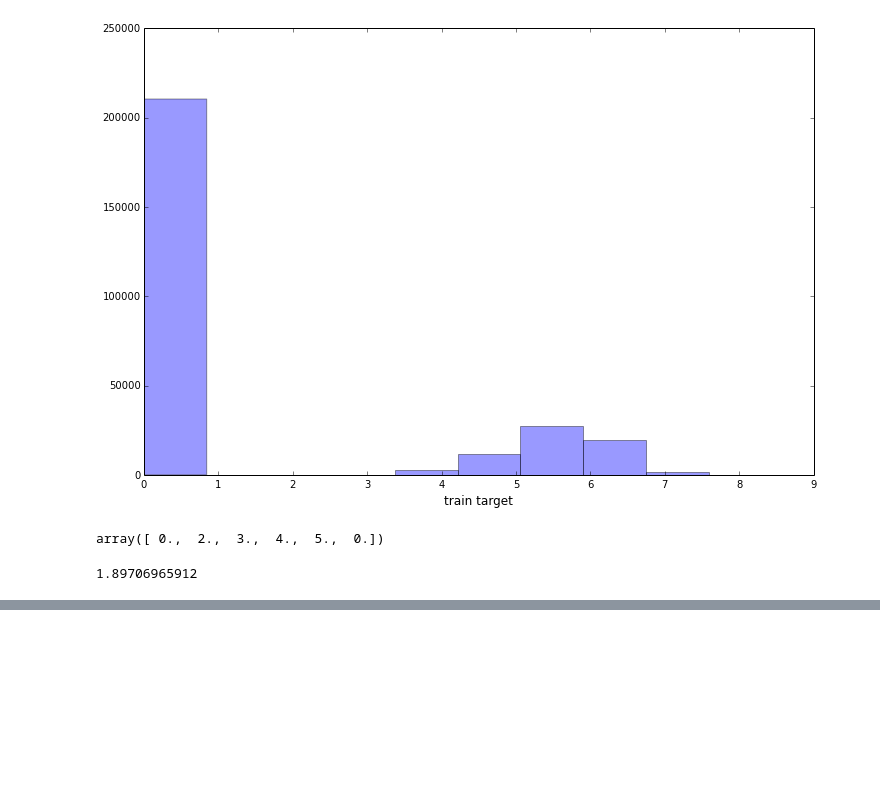
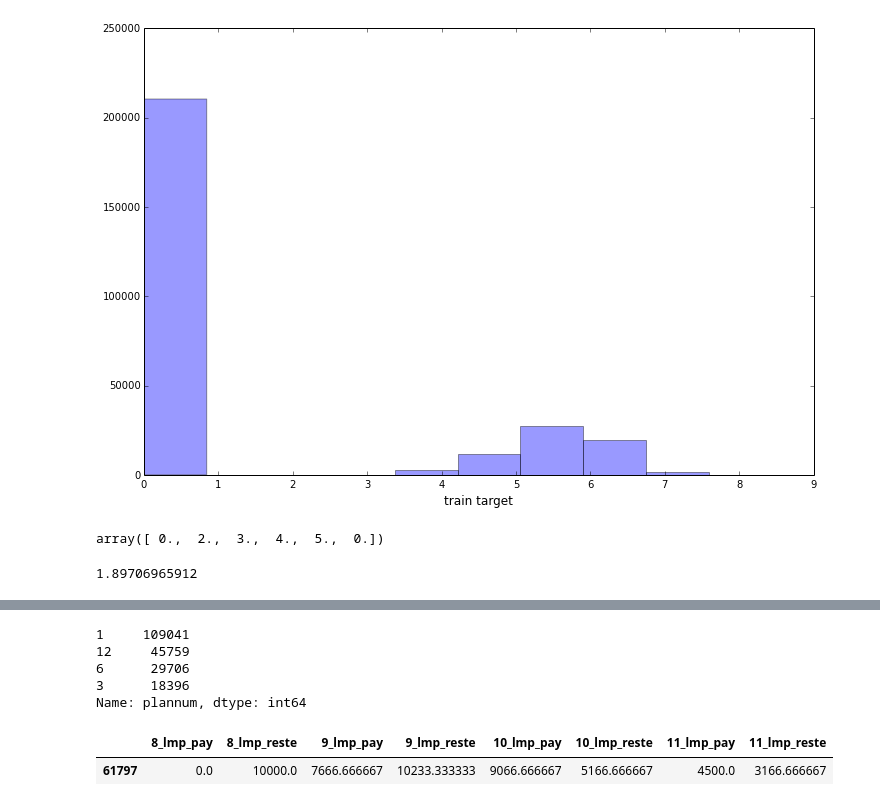
Before and after one commit to YulinGUO/LoanForecasting, a Jupyter notebook: pys/load.ipynb, the cells around one changed output, grey strips where cells are left out. Cells and saved outputs as stored; diff of their text form; code cells hidden in the pictures; blank space fills up the shorter version.

```diff
--- a/pys/load.ipynb
+++ b/pys/load.ipynb
@@ -410,3 +410,11 @@ word=2
 from datetime import datetime
 sub.loc[sub.target < 0, 'target'] = 0
 sub.to_csv('../output/' +"subByLgbXgbAvg{}.csv".format(word), index=False)
+# %%
+import numpy as np
+
+import pandas as pd
+
+
+INPUT_PATH = '../input/'
+OUTPUT_PATH = '../output/'
@@ -412,0 +510,19 @@ sub.to_csv('../output/' +"subByLgbXgbAvg{}.csv".format(word), index=False)
+# %%
+loans.plannum.value_counts()
+# %% [output]
+1     109041
+12     45759
+6      29706
+3      18396
+Name: plannum, dtype: int64
+# %%
+    user_info = pd.read_csv(OUTPUT_PATH + 'user_info.csv')
+    lap = pd.read_csv(OUTPUT_PATH +"loan_pay_next.csv")
+    #add loan amount pay next month
+    user_info = user_info.merge(lap,how='left', on="uid")
+# %%
+user_info[user_info.uid==41227][["8_lmp_pay",'8_lmp_reste', "9_lmp_pay", '9_lmp_reste',
+    '10_lmp_pay','10_lmp_reste','11_lmp_pay','11_lmp_reste']]
+# %% [output]
+|  | 8_lmp_pay | 8_lmp_reste | 9_lmp_pay | 9_lmp_reste | 10_lmp_pay | 10_lmp_reste | 11_lmp_pay | 11_lmp_reste |
+| 61797 | 0.0 | 10000.0 | 7666.666667 | 10233.333333 | 9066.666667 | 5166.666667 | 4500.0 | 3166.666667 |
```
Also changed, not shown: parts of 7 cells of this notebook, 2 other files.
